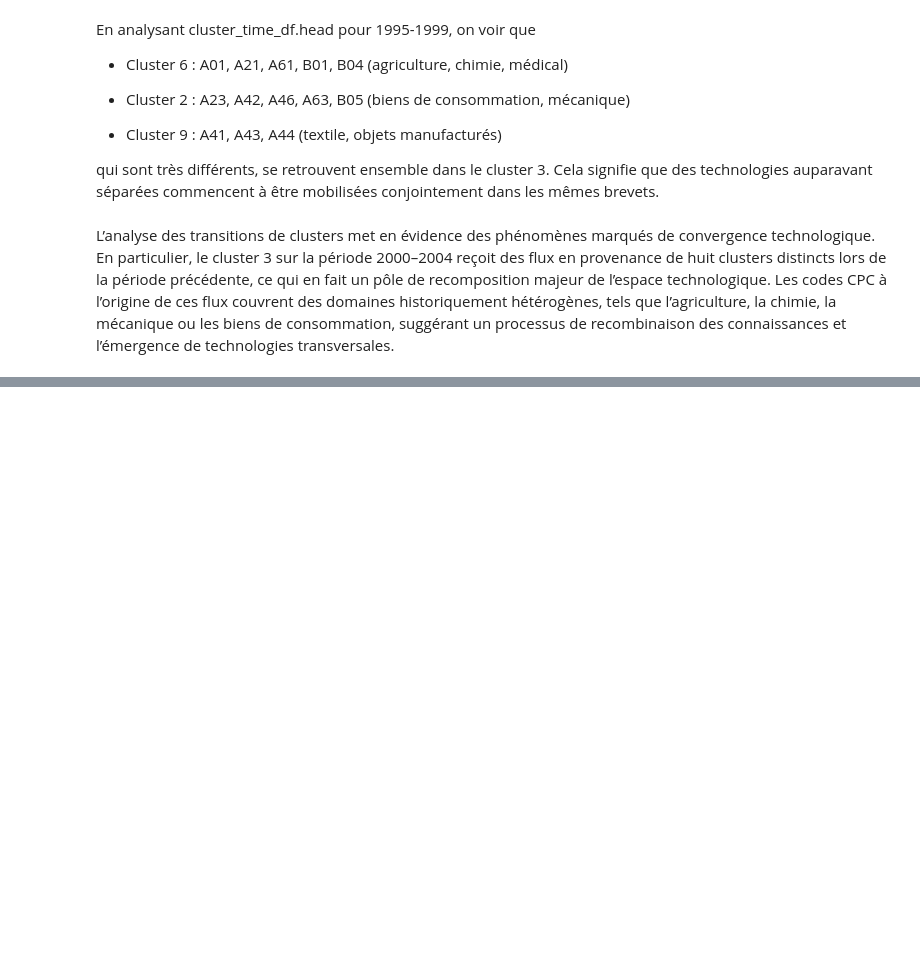
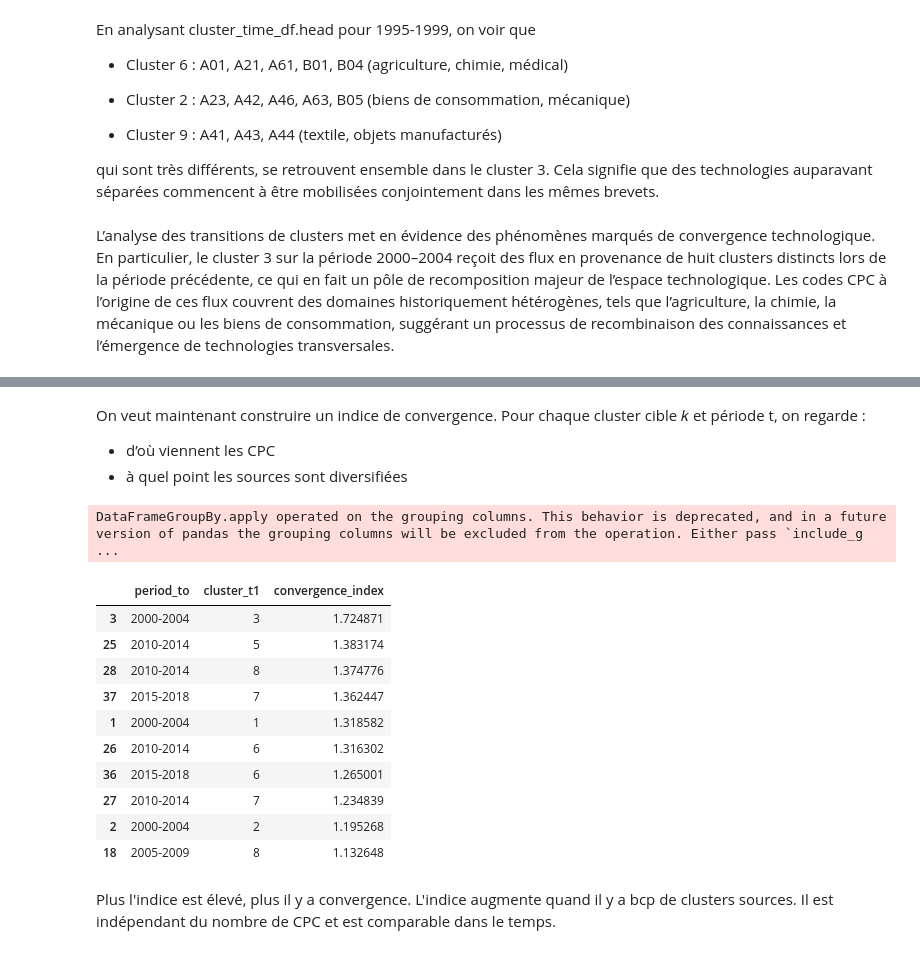
Before and after one commit to quentinbenchetrit/Stat-App, a Jupyter notebook: adaptation_article_acemoglu.ipynb, the cells around one changed output, grey strips where cells are left out. Saved outputs shown, nothing was run; the diff lists cells and outputs as text; code cells hidden in the pictures; blank space fills up the shorter version.

```diff
--- a/adaptation_article_acemoglu.ipynb
+++ b/adaptation_article_acemoglu.ipynb
@@ -838,0 +911,49 @@ L’analyse des transitions de clusters met en évidence des phénomènes marqu
+# %% [markdown]
+On veut maintenant construire un indice de convergence. Pour chaque cluster cible
+𝑘 et période t, on regarde :
+- d’où viennent les CPC
+- à quel point les sources sont diversifiées
+# %%
+import numpy as np
+
+def convergence_index(transitions_df):
+    """
+    Calcule un indice de convergence basé sur l'entropie
+    des flux entrants par cluster et période.
+    """
+
+    df = transitions_df.copy()
+
+    # Part des flux par source
+    df["p"] = (
+        df["count"] /
+        df.groupby(["period_to", "cluster_t1"])["count"].transform("sum")
+    )
+
+    # Entropie
+    conv = (
+        df
+        .groupby(["period_to", "cluster_t1"])
+        .apply(lambda x: -(x["p"] * np.log(x["p"])).sum())
+        .reset_index(name="convergence_index")
+    )
+
+    return conv
+# %%
+conv_index_df = convergence_index(transitions_df)
+conv_index_df.sort_values("convergence_index", ascending=False).head(10)
+# %% [output]
+DataFrameGroupBy.apply operated on the grouping columns. This behavior is deprecated, and in a future version of pandas the grouping columns will be excluded from the operation. Either pass `include_g ...
+|  | period_to | cluster_t1 | convergence_index |
+| 3 | 2000-2004 | 3 | 1.724871 |
+| 25 | 2010-2014 | 5 | 1.383174 |
+| 28 | 2010-2014 | 8 | 1.374776 |
+| 37 | 2015-2018 | 7 | 1.362447 |
+| 1 | 2000-2004 | 1 | 1.318582 |
+| 26 | 2010-2014 | 6 | 1.316302 |
+| 36 | 2015-2018 | 6 | 1.265001 |
+| 27 | 2010-2014 | 7 | 1.234839 |
+| 2 | 2000-2004 | 2 | 1.195268 |
+| 18 | 2005-2009 | 8 | 1.132648 |
+# %% [markdown]
+Plus l'indice est élevé, plus il y a convergence. L'indice augmente quand il y a bcp de clusters sources. Il est indépendant du nombre de CPC et est comparable dans le temps.
```
Also changed, not shown: parts of 9 cells of this notebook.
